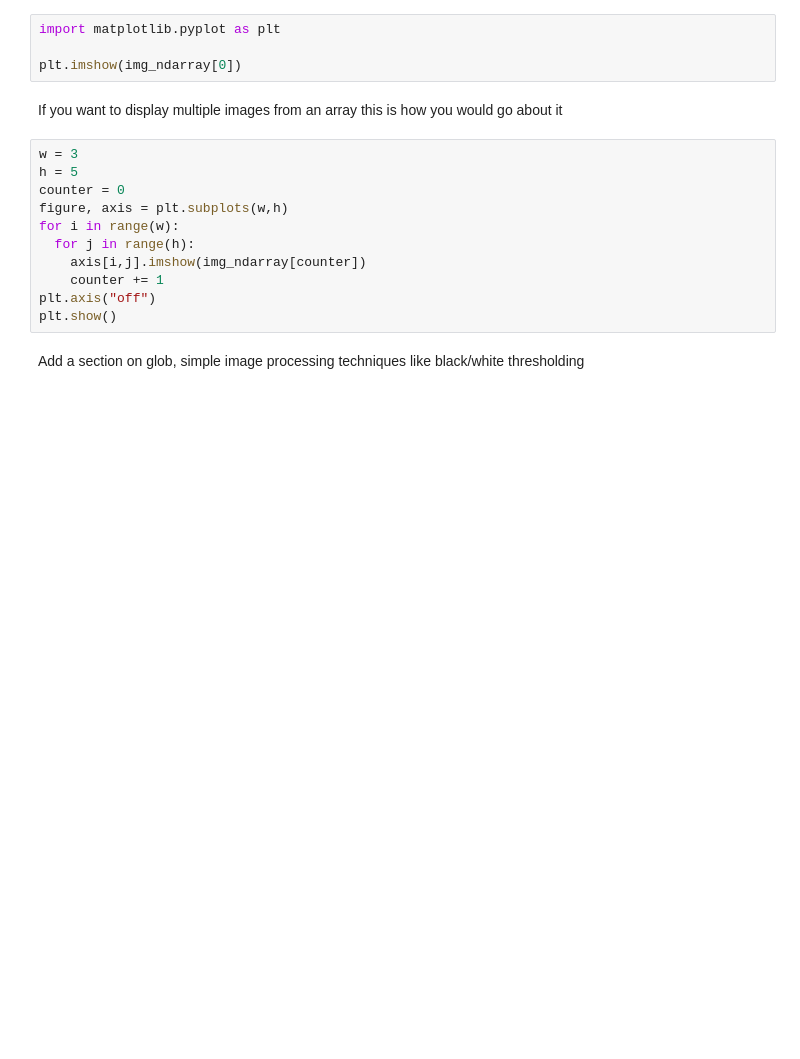
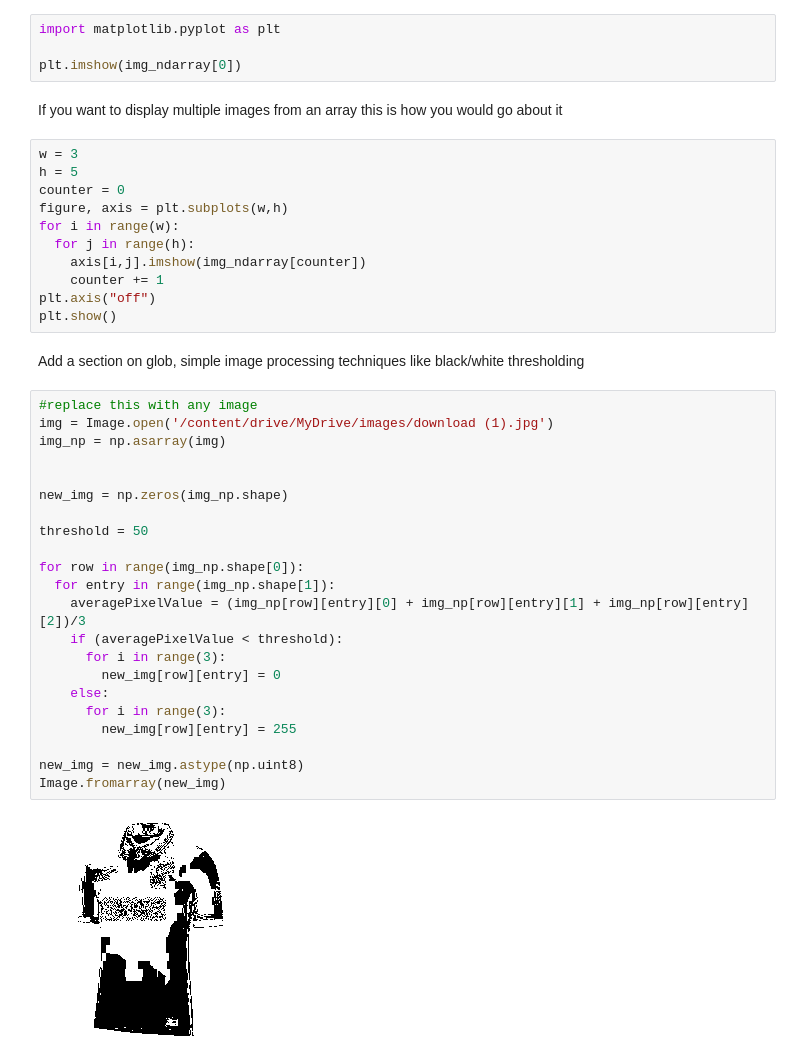
Before and after one commit to Guelph-Artificial-Intelligence-Club/NumPyWorkshop, a Jupyter notebook: AIClubNumPy.ipynb, the cells around one changed output. Cells and saved outputs as stored; diff of their text form; blank space fills up the shorter version.

```diff
--- a/AIClubNumPy.ipynb
+++ b/AIClubNumPy.ipynb
@@ -197,3 +197,27 @@ plt.axis("off")
 plt.show()
 # %% [markdown]
 Add a section on glob, simple image processing techniques like black/white thresholding
+# %%
+#replace this with any image
+img = Image.open('/content/drive/MyDrive/images/download (1).jpg')
+img_np = np.asarray(img)
+
+
+new_img = np.zeros(img_np.shape)
+
+threshold = 50
+
+for row in range(img_np.shape[0]):
+  for entry in range(img_np.shape[1]):
+    averagePixelValue = (img_np[row][entry][0] + img_np[row][entry][1] + img_np[row][entry][2])/3
+    if (averagePixelValue < threshold):
+      for i in range(3):
+        new_img[row][entry] = 0
+    else:
+      for i in range(3):
+        new_img[row][entry] = 255
+
+new_img = new_img.astype(np.uint8)
+Image.fromarray(new_img)
+# %% [output]
+[figure, added]
```
